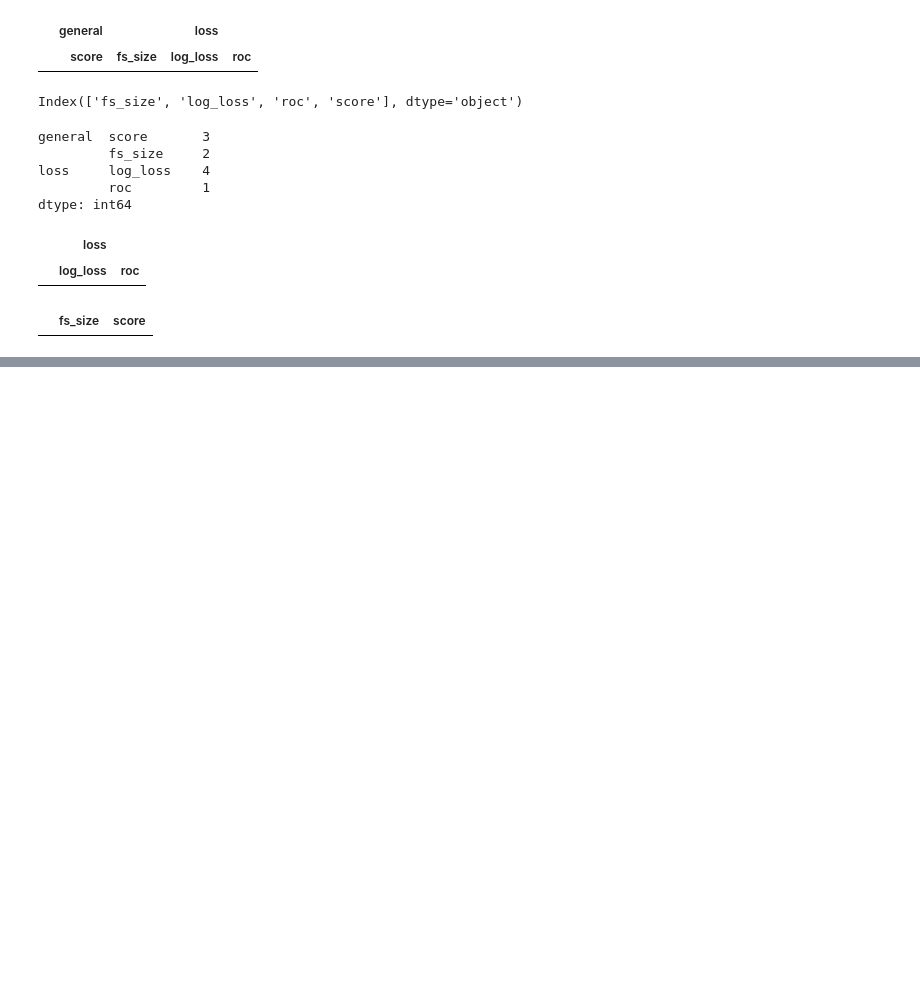
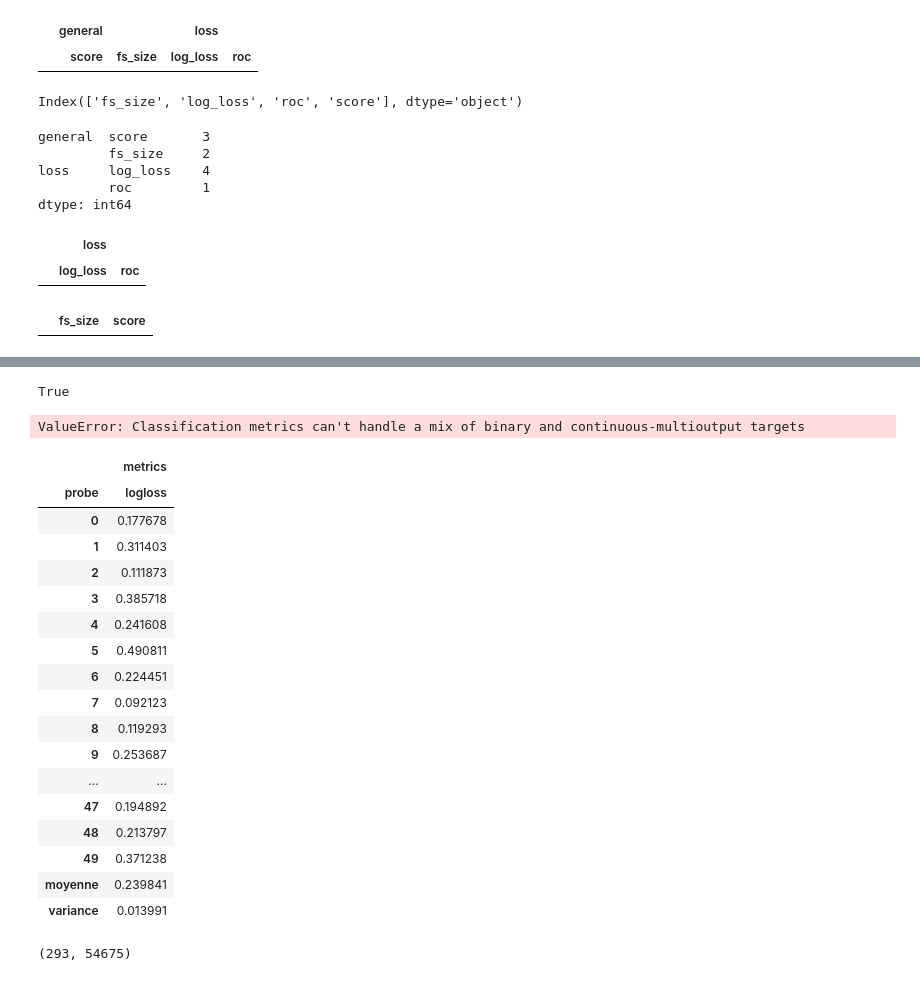
Before and after one commit to MerlinDumeur/PredVir, a Jupyter notebook: Data processing.ipynb, the cells around one changed output, grey strips where cells are left out. Cells and saved outputs as stored; diff of their text form; code cells hidden in the pictures; blank space fills up the shorter version.

```diff
--- a/Data processing.ipynb
+++ b/Data processing.ipynb
@@ -343,0 +374,3 @@ pd.DataFrame(columns=MI3)
+# %%
+classifieur_fr = cl.LinearClassifieur(LogisticRegression(penalty='l1'),nmois,cv_primary)
+classifieur_fs = cl.LinearClassifieur(LogisticRegression(solver='newton-cg'),nmois,cv_primary)
@@ -343,0 +392,12 @@ pd.DataFrame(columns=MI3)
+# %%
+'metrics' in df.columns
+# %% [output]
+True
+# %%
+df = pd.read_pickle('epilung/cv-sets/None-None/Index-0.pkl')
+# %%
+XOP = X.loc[:,df['percentage']]
+# %%
+Res = classifieur_fs.feature_relevance(X=XOP,Y=Y,cv=cv_fselect,metrics={'logloss':log_loss},weights=[])
+# %% [output]
+ValueError: Classification metrics can't handle a mix of binary and continuous-multioutput targets
@@ -343,0 +406,25 @@ pd.DataFrame(columns=MI3)
+# %%
+Res.data
+# %% [output]
+|  | metrics |
+| probe | logloss |
+| 0 | 0.177678 |
+| 1 | 0.311403 |
+| 2 | 0.111873 |
+| 3 | 0.385718 |
+| 4 | 0.241608 |
+| 5 | 0.490811 |
+| 6 | 0.224451 |
+| 7 | 0.092123 |
+| 8 | 0.119293 |
+| 9 | 0.253687 |
+| ... | ... |
+| 47 | 0.194892 |
+| 48 | 0.213797 |
+| 49 | 0.371238 |
+| moyenne | 0.239841 |
+| variance | 0.013991 |
+# %%
+X.shape
+# %% [output]
+(293, 54675)
```
Also changed, not shown: parts of 26 cells of this notebook, 4 other files.
